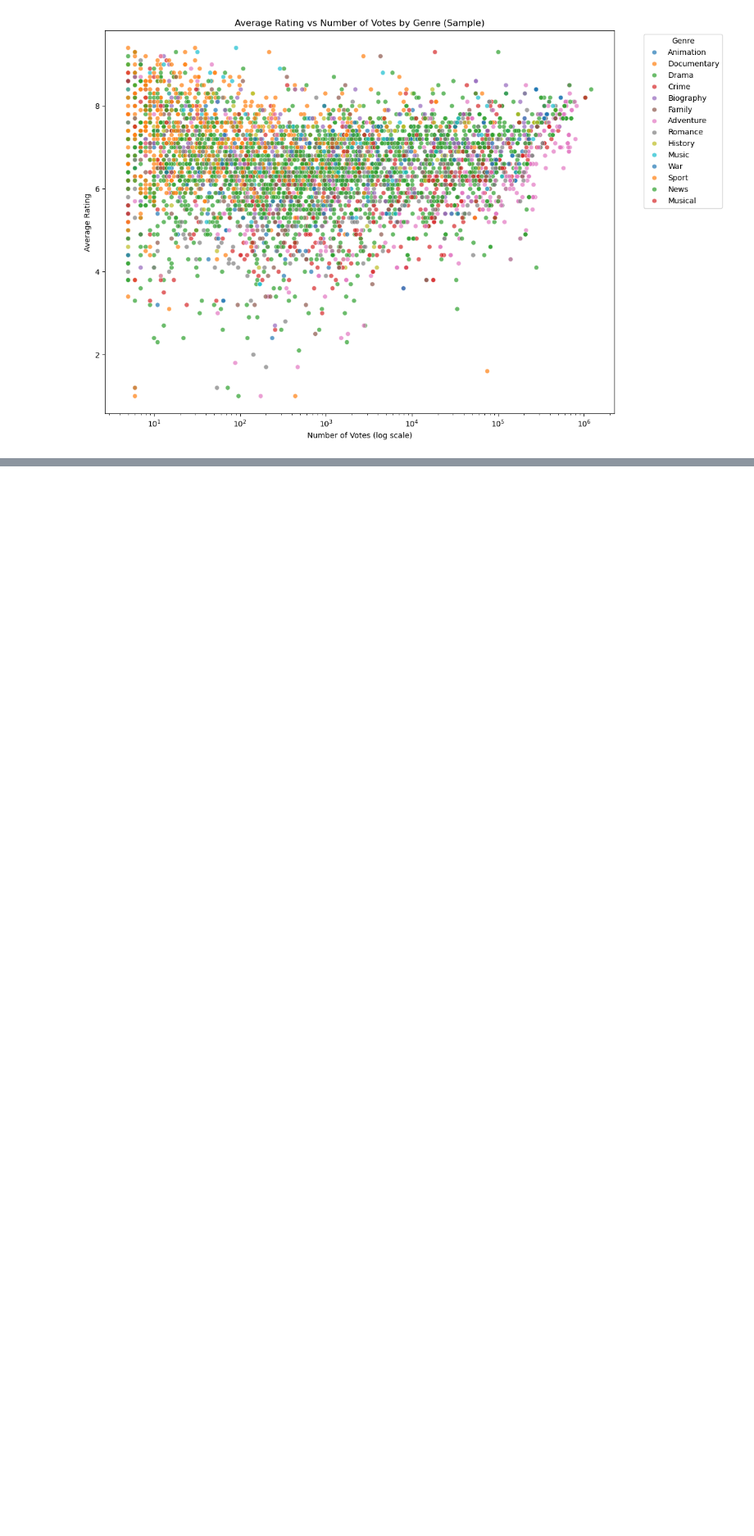
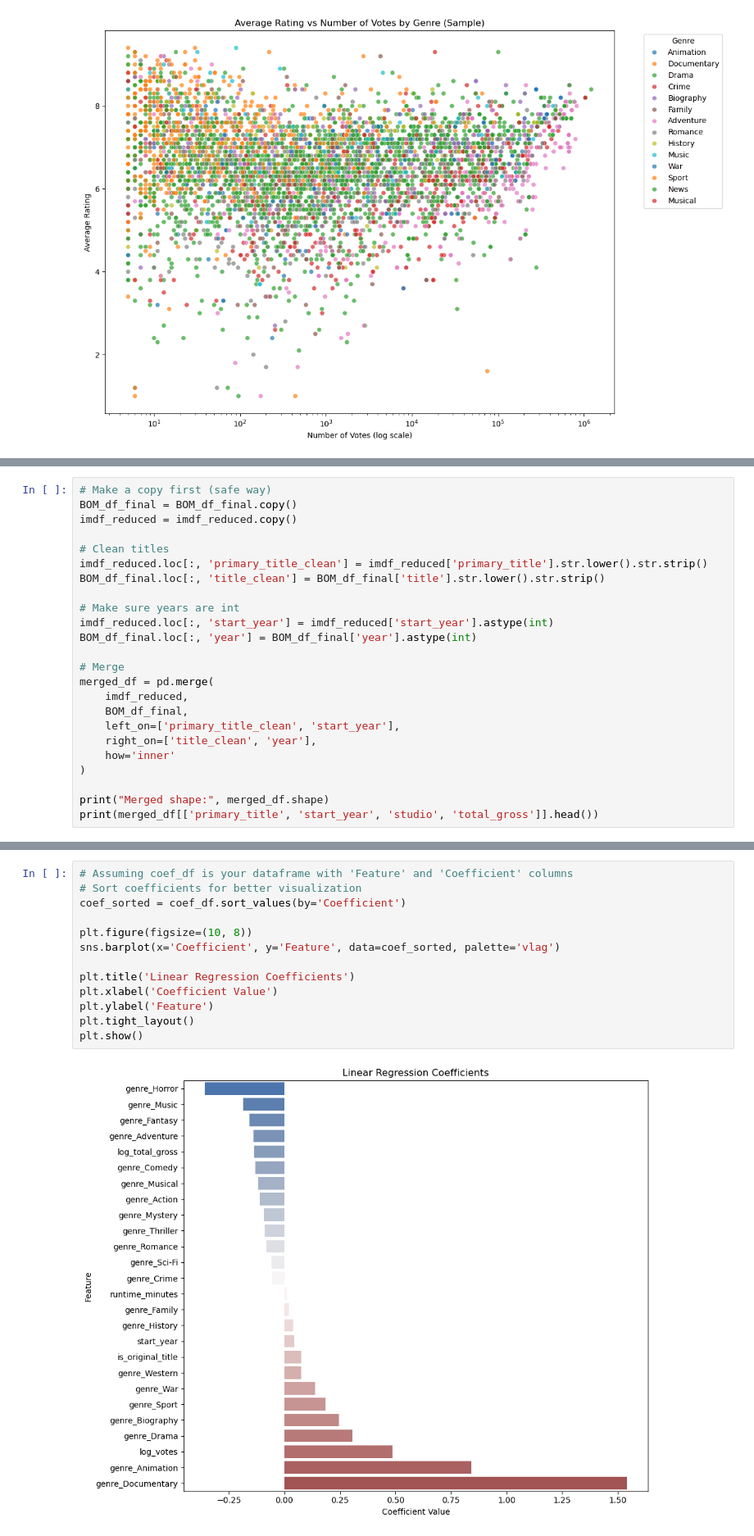
Before and after one commit to MTirop/Group3-End-of-Phase2-Project, a Jupyter notebook: notebooks/lydiah.ipynb, the cells around one changed output, grey strips where cells are left out. Shown at 82% size. Saved outputs shown, nothing was run; the diff lists cells and outputs as text; blank space fills up the shorter version.

```diff
--- a/notebooks/lydiah.ipynb
+++ b/notebooks/lydiah.ipynb
@@ -1172,0 +1334,24 @@ plt.show()
+# %%
+# Make a copy first (safe way)
+BOM_df_final = BOM_df_final.copy()
+imdf_reduced = imdf_reduced.copy()
+
+# Clean titles
+imdf_reduced.loc[:, 'primary_title_clean'] = imdf_reduced['primary_title'].str.lower().str.strip()
+BOM_df_final.loc[:, 'title_clean'] = BOM_df_final['title'].str.lower().str.strip()
+
+# Make sure years are int
+imdf_reduced.loc[:, 'start_year'] = imdf_reduced['start_year'].astype(int)
+BOM_df_final.loc[:, 'year'] = BOM_df_final['year'].astype(int)
+
+# Merge
+merged_df = pd.merge(
+    imdf_reduced,
+    BOM_df_final,
+    left_on=['primary_title_clean', 'start_year'],
+    right_on=['title_clean', 'year'],
+    how='inner'
+)
+
+print("Merged shape:", merged_df.shape)
+print(merged_df[['primary_title', 'start_year', 'studio', 'total_gross']].head())
@@ -1172,0 +1440,15 @@ plt.show()
+# %%
+# Assuming coef_df is your dataframe with 'Feature' and 'Coefficient' columns
+# Sort coefficients for better visualization
+coef_sorted = coef_df.sort_values(by='Coefficient')
+
+plt.figure(figsize=(10, 8))
+sns.barplot(x='Coefficient', y='Feature', data=coef_sorted, palette='vlag')
+
+plt.title('Linear Regression Coefficients')
+plt.xlabel('Coefficient Value')
+plt.ylabel('Feature')
+plt.tight_layout()
+plt.show()
+# %% [output]
+[figure, added]
```
Also changed, not shown: parts of 36 cells of this notebook, 1 other file.
